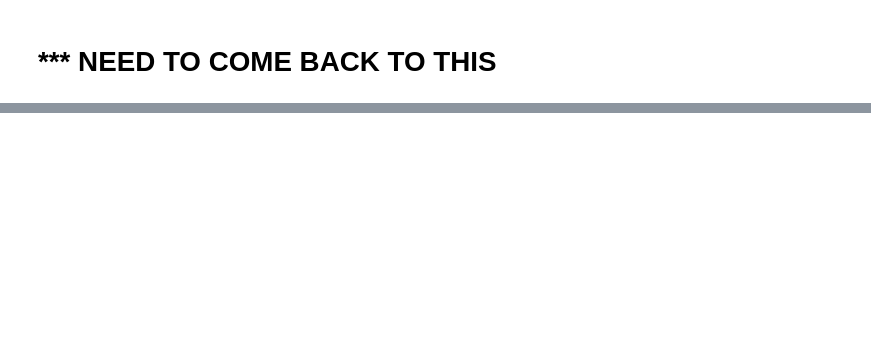
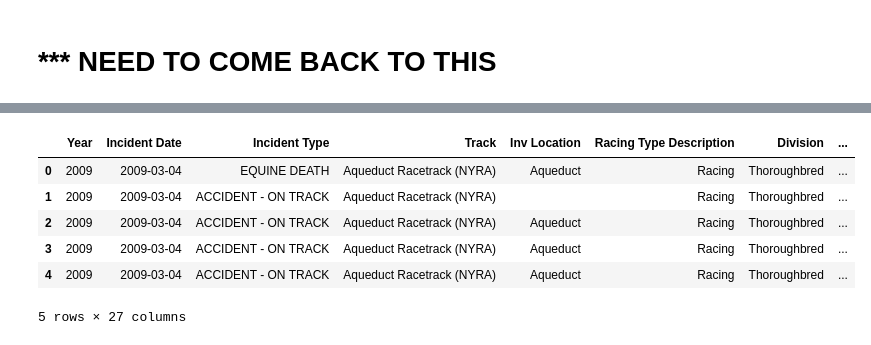
Before and after one commit to isabelvanzijl/Capstone-Project-1, a Jupyter notebook: Create_Merged_Dataset.ipynb, the cells around one changed output, grey strips where cells are left out. Drawn from its saved outputs; the diff is of its cells as text; code cells hidden in the pictures; blank space fills up the shorter version.

```diff
--- a/Create_Merged_Dataset.ipynb
+++ b/Create_Merged_Dataset.ipynb
@@ -247,0 +250,4 @@ category
+# %%
+# update the datatype of 'Incident Date' to be a datetime object and check the datatype
+df1['Incident Date'] = pd.to_datetime(df1['Incident Date'],format='%m/%d/%Y')
+df1['Incident Date'].dtype
@@ -302,18 +310,17 @@ A good chunk of our records don't have anything recorded for the weather conditi
 I will iterate through all the rows and identify in each of their weather conditions whether it can be categorized in one of my new boolean columns.
 # %%
 # create new boolean columns
-df1['Cloudy'] = ''
-df1['Sunny'] = ''
-df1['Clear'] = ''
-df1['Overcast'] = ''
-df1['Rain'] = ''
-df1['Snow'] = ''
-df1['Wind'] = ''
-df1['Thunder Storm'] = ''
-df1['Hot'] = ''
-df1['Humid'] = ''
-df1['Warm'] = ''
-df1['Weather Conditions'] = df1['Weather Conditions'].astype('str')
+df1['Cloudy'] = np.nan
+df1['Sunny'] = np.nan
+df1['Clear'] = np.nan
+df1['Overcast'] = np.nan
+df1['Rain'] = np.nan
+df1['Snow'] = np.nan
+df1['Wind'] = np.nan
+df1['Thunder Storm'] = np.nan
+df1['Hot'] = np.nan
+df1['Humid'] = np.nan
+df1['Warm'] = np.nan
 
 df1.info()
 # %% [output]
@@ -355,0 +367,4 @@ The Equine Death and Breakdown is now clean enough for us to use. We've consolid
+# %%
+# load the dataset as a dataframe
+df2 = pd.read_csv('Doping_History_Trainers.csv',sep=';')
+df2.head()
@@ -355,0 +407,12 @@ The Equine Death and Breakdown is now clean enough for us to use. We've consolid
+# %%
+# merge the two dataframes on 'Trainer'
+finaldf = df1.merge(df2,on='Trainer',how='left')
+finaldf.head()
+# %% [output]
+|  | Year | Incident Date | Incident Type | Track | Inv Location | Racing Type Description | Division | ... |
+| 0 | 2009 | 2009-03-04 | EQUINE DEATH | Aqueduct Racetrack (NYRA) | Aqueduct | Racing | Thoroughbred | ... |
+| 1 | 2009 | 2009-03-04 | ACCIDENT - ON TRACK | Aqueduct Racetrack (NYRA) |  | Racing | Thoroughbred | ... |
+| 2 | 2009 | 2009-03-04 | ACCIDENT - ON TRACK | Aqueduct Racetrack (NYRA) | Aqueduct | Racing | Thoroughbred | ... |
+| 3 | 2009 | 2009-03-04 | ACCIDENT - ON TRACK | Aqueduct Racetrack (NYRA) | Aqueduct | Racing | Thoroughbred | ... |
+| 4 | 2009 | 2009-03-04 | ACCIDENT - ON TRACK | Aqueduct Racetrack (NYRA) | Aqueduct | Racing | Thoroughbred | ... |
+5 rows × 27 columns
```
Also changed, not shown: parts of 16 cells of this notebook.
